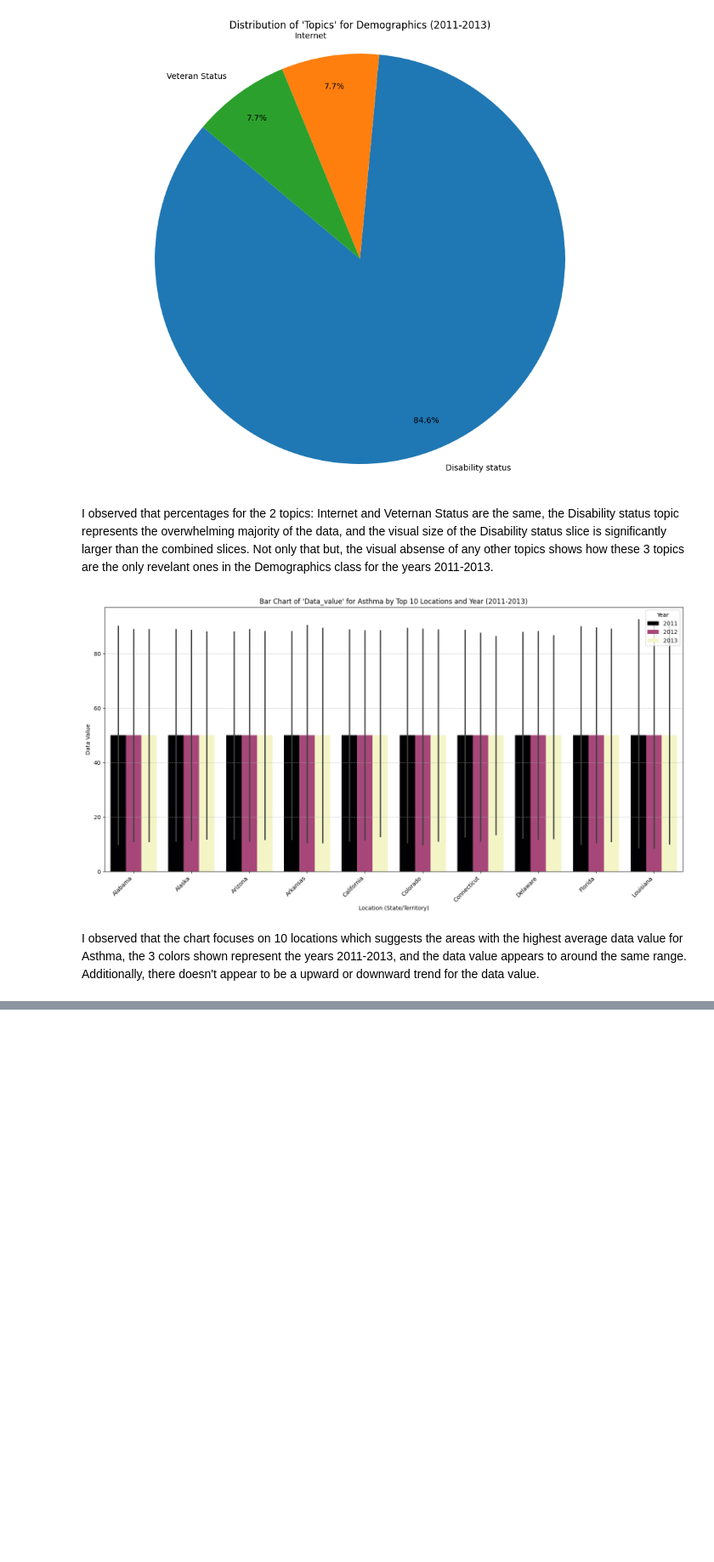
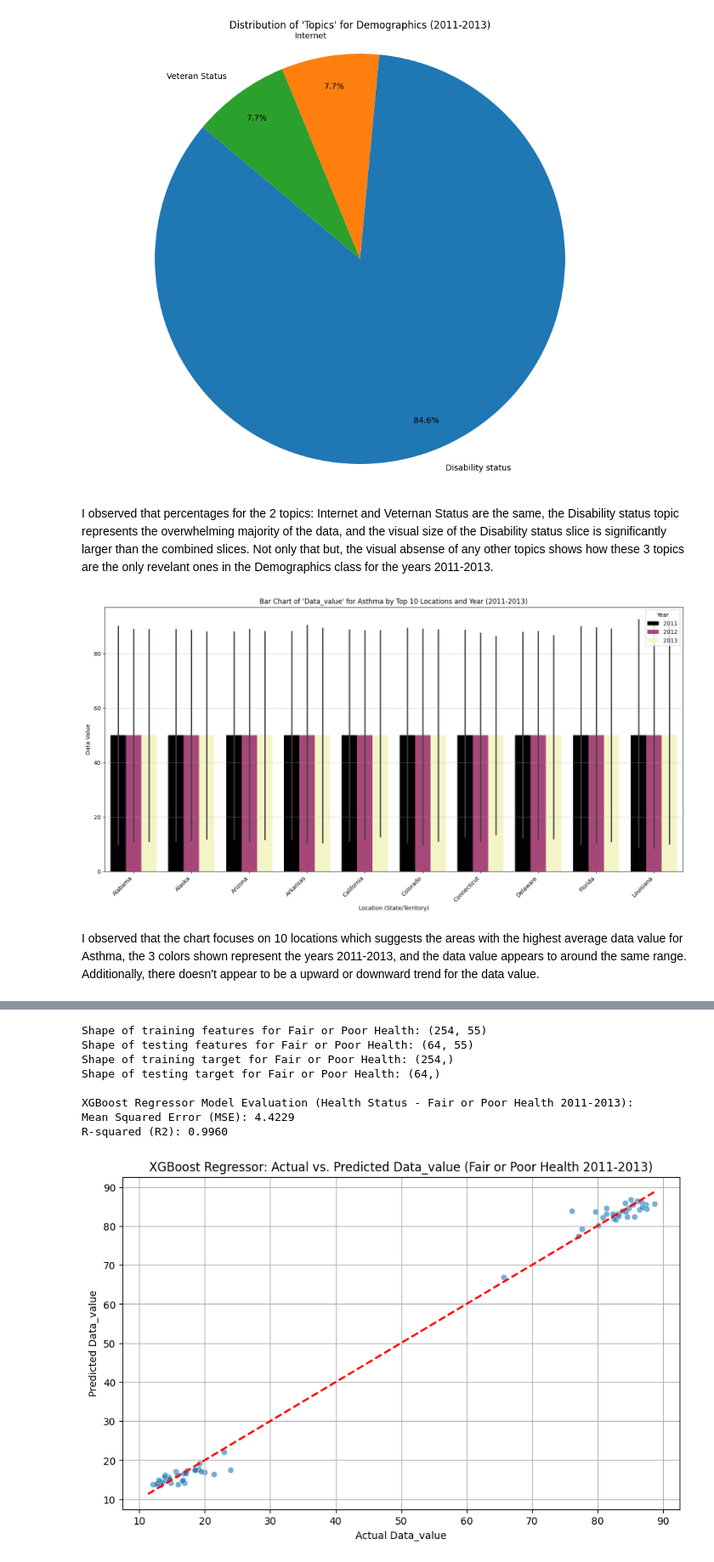
Before and after one commit to aryaamyara2022-dotcom/Public-Health-Capstone, a Jupyter notebook: Arya's PublicHealthCapstone.ipynb, the cells around one changed output, grey strips where cells are left out. Shown at 85% size. Cells and saved outputs as stored; diff of their text form; code cells hidden in the pictures; blank space fills up the shorter version.

```diff
--- a/Arya's PublicHealthCapstone.ipynb
+++ b/Arya's PublicHealthCapstone.ipynb
@@ -362,0 +492,62 @@ I observed that the chart focuses on 10 locations which suggests the areas with
+# %%
+import xgboost as xgb
+
+# Filter data for 'Fair or Poor Health' topic and specified years (2011-2013)
+filtered_health_status_data = df[
+    (df['Topic'] == 'Fair or Poor Health') &
+    (df['Year'].isin([2011, 2012, 2013]))
+].copy()
+
+# Drop rows where 'Data_value' is null
+filtered_health_status_data.dropna(subset=['Data_value'], inplace=True)
+
+# Define features (X) and target (y)
+features_xgb = ['Year', 'Sample_Size', 'Locationdesc', 'Class', 'Question', 'Response', 'Break_Out', 'Break_Out_Category']
+X_xgb = filtered_health_status_data[features_xgb]
+y_xgb = filtered_health_status_data['Data_value']
+
+# Convert categorical features to numerical using one-hot encoding
+X_xgb = pd.get_dummies(X_xgb, columns=['Locationdesc', 'Class', 'Question', 'Response', 'Break_Out', 'Break_Out_Category'], drop_first=True, dtype=int)
+
+# Split the data into training and testing sets
+X_xgb_train, X_xgb_test, y_xgb_train, y_xgb_test = train_test_split(X_xgb, y_xgb, test_size=0.2, random_state=42)
+
+print(f"Shape of training features for Fair or Poor Health: {X_xgb_train.shape}")
+print(f"Shape of testing features for Fair or Poor Health: {X_xgb_test.shape}")
+print(f"Shape of training target for Fair or Poor Health: {y_xgb_train.shape}")
+print(f"Shape of testing target for Fair or Poor Health: {y_xgb_test.shape}")
+
+# Initialize and train the XGBoost Regressor model
+xgb_model = xgb.XGBRegressor(objective='reg:squarederror', n_estimators=100, learning_rate=0.1, random_state=42)
+xgb_model.fit(X_xgb_train, y_xgb_train)
+
+# Make predictions on the test set
+y_xgb_pred = xgb_model.predict(X_xgb_test)
+
+# Evaluate the model
+mse_xgb = mean_squared_error(y_xgb_test, y_xgb_pred)
+r2_xgb = r2_score(y_xgb_test, y_xgb_pred)
+
+print(f"\nXGBoost Regressor Model Evaluation (Health Status - Fair or Poor Health 2011-2013):")
+print(f"Mean Squared Error (MSE): {mse_xgb:.4f}")
+print(f"R-squared (R2): {r2_xgb:.4f}")
+
+# Visualize actual vs. predicted values
+fig = plt.figure(figsize=(10, 6))
+sns.scatterplot(x=y_xgb_test, y=y_xgb_pred, alpha=0.6)
+plt.plot([y_xgb.min(), y_xgb.max()], [y_xgb.min(), y_xgb.max()], 'r--', lw=2) # Diagonal line for perfect prediction
+plt.xlabel("Actual Data_value")
+plt.ylabel("Predicted Data_value")
+plt.title("XGBoost Regressor: Actual vs. Predicted Data_value (Fair or Poor Health 2011-2013)")
+plt.grid(True)
+plt.show()
+# %% [output]
+Shape of training features for Fair or Poor Health: (254, 55)
+Shape of testing features for Fair or Poor Health: (64, 55)
+Shape of training target for Fair or Poor Health: (254,)
+Shape of testing target for Fair or Poor Health: (64,)
+
+XGBoost Regressor Model Evaluation (Health Status - Fair or Poor Health 2011-2013):
+Mean Squared Error (MSE): 4.4229
+R-squared (R2): 0.9960
+[figure, added]
```
Also changed, not shown: parts of 11 cells of this notebook.
